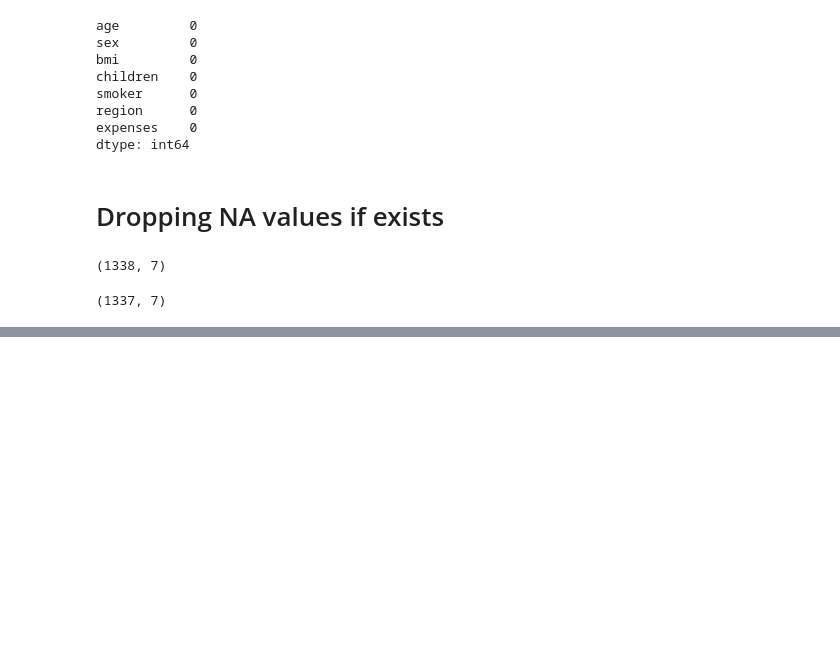
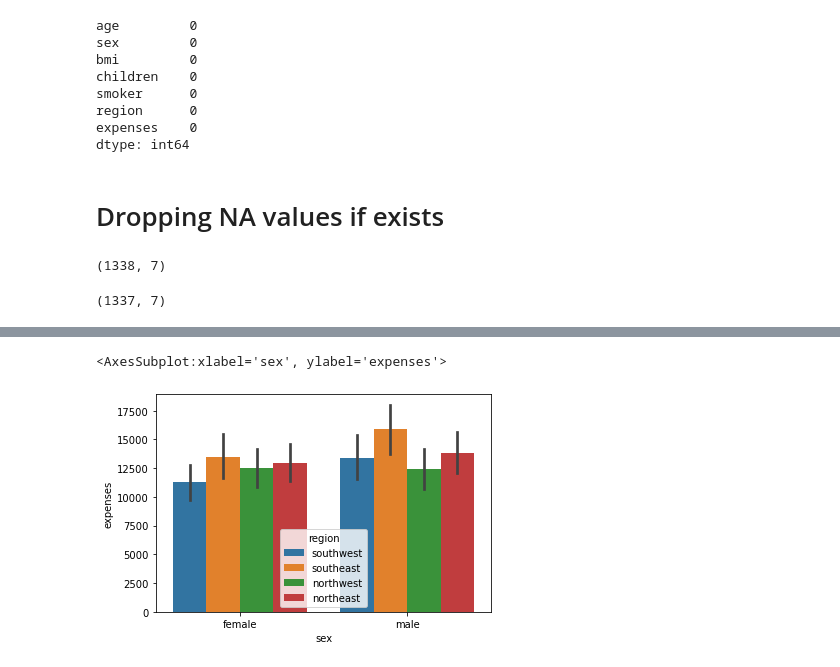
Before and after one commit to Meghana0804/Insurance-Premium, a Jupyter notebook: Insurance Premium NB.ipynb, the cells around one changed output, grey strips where cells are left out. Drawn from its saved outputs; the diff is of its cells as text; code cells hidden in the pictures; blank space fills up the shorter version.

```diff
--- a/Insurance Premium NB.ipynb
+++ b/Insurance Premium NB.ipynb
@@ -103,0 +132,5 @@ data.shape
+# %%
+sns.barplot(x = "sex", y = "expenses",hue='region', data = data)
+# %% [output]
+<AxesSubplot:xlabel='sex', ylabel='expenses'>
+[figure, added]
```
Also changed, not shown: parts of 14 cells of this notebook.
